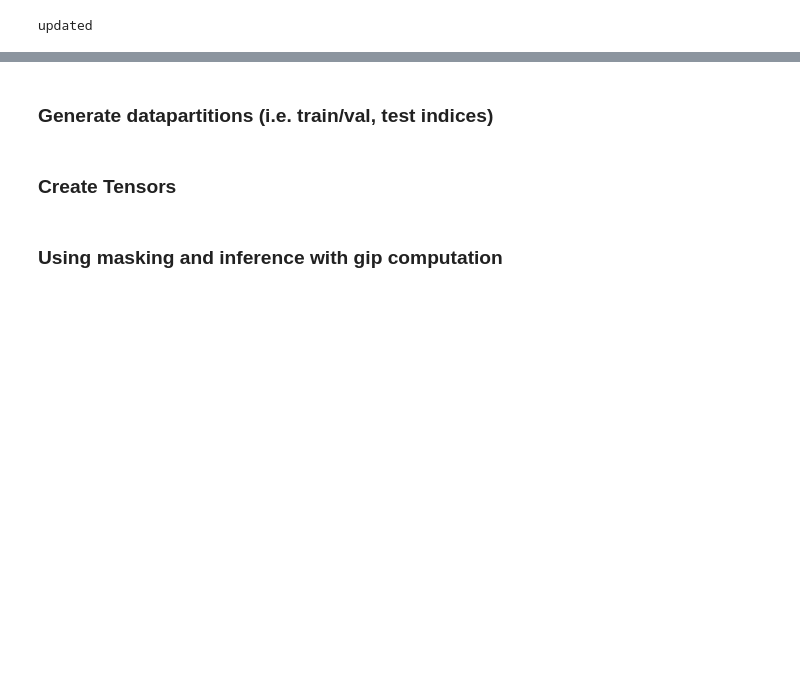
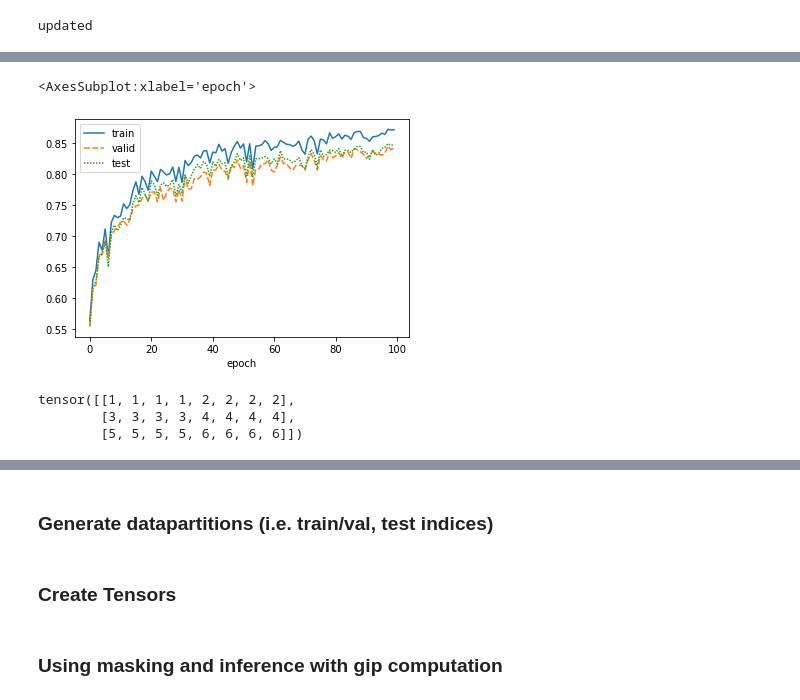
Before and after one commit to uzh-dqbm-cmi/graphnn, a Jupyter notebook: notebooks/DeepAdr_train_eval.ipynb, the cells around one changed output, grey strips where cells are left out. Drawn from its saved outputs; the diff is of its cells as text; code cells hidden in the pictures; blank space fills up the shorter version.

Commit message:
synergy model

```diff
--- a/notebooks/DeepAdr_train_eval.ipynb
+++ b/notebooks/DeepAdr_train_eval.ipynb
@@ -193,11 +223,13 @@ GNN(
 # %%
 deepadr_siamese = DeepAdr_SiameseTrf(input_dim=emb_dim,
-                                   dist='euclidean',
+                                   dist=dist_opt,
                                    num_classes=dataset.num_classes).to(device_gpu)
 # %% [output]
 updated
 # %%
-models_param = list(deepadr_model.parameters()) + list(deepadr_siamese.parameters())
+models_param = list(gnn_model.parameters()) + list(transformer_model.parameters()) + list(deepadr_siamese.parameters())
 
-models = [(deepadr_model, model_name), (deepadr_siamese, f'{model_name}_Siamese')]
-models
+models = [(gnn_model, f'{model_name}_GNN'),
+          (transformer_model, f'{model_name}_Transformer'),
+          (deepadr_siamese, f'{model_name}_Siamese')]
+#models
@@ -288,9 +328,11 @@ def eval(loader):
 # %%
+%%time
+
 valid_curve = []
 test_curve = []
 train_curve = []
 
-for epoch in range(1, 5):
+for epoch in range(100):
     print("=====Epoch {}".format(epoch))
     print('Training...')
 #     train(model, device, train_loader, optimizer, dataset.task_type)
@@ -300,15 +342,15 @@ for epoch in range(1, 5):
 #     train_perf = eval(model, device, train_loader, evaluator)
 #     valid_perf = eval(model, device, valid_loader, evaluator)
 #     test_perf = eval(model, device, test_loader, evaluator)
-    train_perf = eval(train_loader)
-    valid_perf = eval(valid_loader)
-    test_perf = eval(test_loader)
+    train_perf = eval(train_loader, dsettype="train")
+    valid_perf = eval(valid_loader, dsettype="valid")
+    test_perf = eval(test_loader, dsettype="test")
 
     print({'Train': train_perf, 'Validation': valid_perf, 'Test': test_perf})
 
-    train_curve.append(train_perf["AUPR"])
-    valid_curve.append(valid_perf["AUPR"])
-    test_curve.append(test_perf["AUPR"])
+    train_curve.append(train_perf.s_aupr)
+    valid_curve.append(valid_perf.s_aupr)
+    test_curve.append(test_perf.s_aupr)
 
 # if 'classification' in dataset.task_type:
 best_val_epoch = np.argmax(np.array(valid_curve))
@@ -326,0 +480,4 @@ KeyboardInterrupt:
+# %%
+df_curves = pd.DataFrame(np.array([train_curve, valid_curve, test_curve]).T)
+df_curves.columns = ['train', 'valid', 'test']
+df_curves.index.name = "epoch"
@@ -326,0 +501,5 @@ KeyboardInterrupt:
+# %%
+sns.lineplot(data=df_curves)
+# %% [output]
+<AxesSubplot:xlabel='epoch'>
+[figure, added]
@@ -326,0 +508,6 @@ KeyboardInterrupt:
+# %%
+b
+# %% [output]
+tensor([[1, 1, 1, 1, 2, 2, 2, 2],
+        [3, 3, 3, 3, 4, 4, 4, 4],
+        [5, 5, 5, 5, 6, 6, 6, 6]])
```
Also changed, not shown: parts of 23 cells of this notebook, 6 other files.
